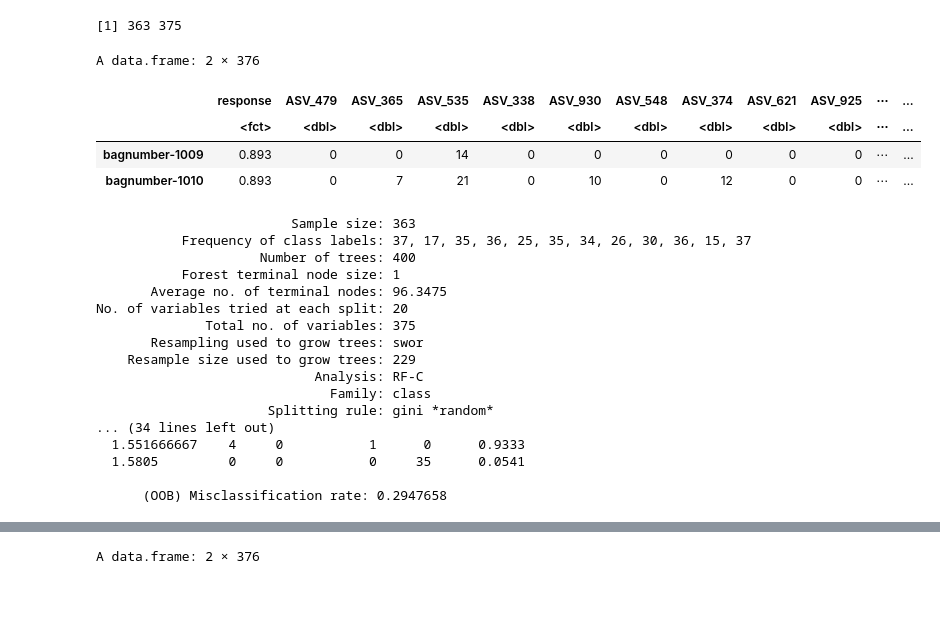
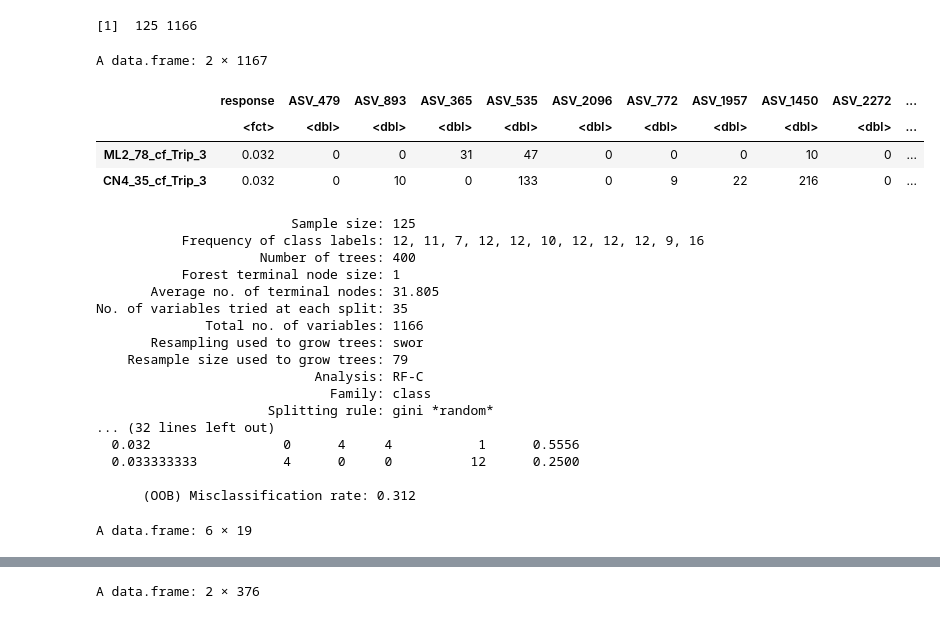
Before and after one commit to srosales712/CoralPersistence, a Jupyter notebook: RF_POR-Copy1.ipynb, the cells around one changed output, grey strips where cells are left out. Drawn from its saved outputs; the diff is of its cells as text; code cells hidden in the pictures.

```diff
--- a/RF_POR-Copy1.ipynb
+++ b/RF_POR-Copy1.ipynb
@@ -100,0 +147,20 @@ tax_table()   Taxonomy Table:    [ 375 taxa by 7 taxonomic ranks ]
+# %%
+predictors <- t(otu_table(ps_fill))
+
+# Make one column for our outcome/response variable
+response <- as.factor(sample_data(ps_fill)$Samp_trip)
+
+# Combine them into 1 data frame
+rf.data <- data.frame(response, predictors)
+head(rf.data, n=2)
+
+
+trip.classify <- rfsrc(response~., data = rf.data, ntree = 400,
+                     importance="permute", csv.num=TRUE)
+trip.classify
+
+tax_trip=cbind(as.data.frame(trip.classify$importance), as.data.frame(tax_table(ps_fill))) %>%
+arrange(-all) #%>%
+#head(n=10)
+
+head(tax_trip)
@@ -100,0 +691,23 @@ tax_table()   Taxonomy Table:    [ 375 taxa by 7 taxonomic ranks ]
+# %%
+predictors <- t(otu_table(ps_fill))
+dim(predictors)
+# Make one column for our outcome/response variable
+
+response <- as.factor(sample_data(ps_fill)$N.N.uM)
+
+# Combine them into 1 data frame
+rf.data <- data.frame(sqrtresponse, predictors)
+head(rf.data, n=2)
+
+
+set.seed(2)
+NO2.classify <- rfsrc((response)~., data = rf.data, ntree = 400,
+                     importance="permute", csv.num=TRUE)
+NO2.classify
+
+tax_NO2= cbind(as.data.frame(NO2.classify$importance), as.data.frame(tax_table(ps_fill))) %>%
+arrange(-all) %>%
+head()
+
+tax_NO2 %>%
+arrange(-all)
@@ -101,47 +717,48 @@ tax_table()   Taxonomy Table:    [ 375 taxa by 7 taxonomic ranks ]
 # %%
 predictors <- t(otu_table(ps_fill))
 dim(predictors)
 # Make one column for our outcome/response variable
 
-response <- as.factor(sample_data(ps_fill)$N.N.uM)
+response <- as.factor(sample_data(ps_fill)$NO2.uM)
 
 # Combine them into 1 data frame
 rf.data <- data.frame(response, predictors)
 head(rf.data, n=2)
 
 
 set.seed(2)
 NO2.classify <- rfsrc(response~., data = rf.data, ntree = 400,
                      importance="permute", csv.num=TRUE)
 NO2.classify
 
 tax_NO2= cbind(as.data.frame(NO2.classify$importance), as.data.frame(tax_table(ps_fill))) %>%
 arrange(-all) %>%
 head()
 
 tax_NO2 %>%
 arrange(-all)
 # %% [output]
-[1] 363 375
+[1]  125 1166
-A data.frame: 2 × 376
+A data.frame: 2 × 1167
-|  | response | ASV_479 | ASV_365 | ASV_535 | ASV_338 | ASV_930 | ASV_548 | ASV_374 | ASV_621 | ASV_925 | ⋯ | ... |
-|  | <fct> | <dbl> | <dbl> | <dbl> | <dbl> | <dbl> | <dbl> | <dbl> | <dbl> | <dbl> | ⋯ | ... |
-| bagnumber-1009 | 0.893 | 0 | 0 | 14 | 0 | 0 | 0 | 0 | 0 | 0 | ⋯ | ... |
-| bagnumber-1010 | 0.893 | 0 | 7 | 21 | 0 | 10 | 0 | 12 | 0 | 0 | ⋯ | ... |
+|  | response | ASV_479 | ASV_893 | ASV_365 | ASV_535 | ASV_2096 | ASV_772 | ASV_1957 | ASV_1450 | ASV_2272 | ... |
+|  | <fct> | <dbl> | <dbl> | <dbl> | <dbl> | <dbl> | <dbl> | <dbl> | <dbl> | <dbl> | ... |
+| ML2_78_cf_Trip_3 | 0.032 | 0 | 0 | 31 | 47 | 0 | 0 | 0 | 10 | 0 | ... |
+| CN4_35_cf_Trip_3 | 0.032 | 0 | 10 | 0 | 133 | 0 | 9 | 22 | 216 | 0 | ... |
-                         Sample size: 363
-           Frequency of class labels: 37, 17, 35, 36, 25, 35, 34, 26, 30, 36, 15, 37
+                         Sample size: 125
+           Frequency of class labels: 12, 11, 7, 12, 12, 10, 12, 12, 12, 9, 16
                      Number of trees: 400
            Forest terminal node size: 1
-       Average no. of terminal nodes: 96.3475
-No. of variables tried at each split: 20
-              Total no. of variables: 375
+       Average no. of terminal nodes: 31.805
+No. of variables tried at each split: 35
+              Total no. of variables: 1166
        Resampling used to grow trees: swor
-    Resample size used to grow trees: 229
+    Resample size used to grow trees: 79
                             Analysis: RF-C
                               Family: class
                       Splitting rule: gini *random*
-... (34 lines left out)
-  1.551666667    4     0           1      0      0.9333
-  1.5805         0     0           0     35      0.0541
+... (32 lines left out)
+  0.032                 0      4     4           1      0.5556
+  0.033333333           4      0     0          12      0.2500
 
-      (OOB) Misclassification rate: 0.2947658
+      (OOB) Misclassification rate: 0.312
+A data.frame: 6 × 19
```
Also changed, not shown: parts of 47 cells of this notebook.
